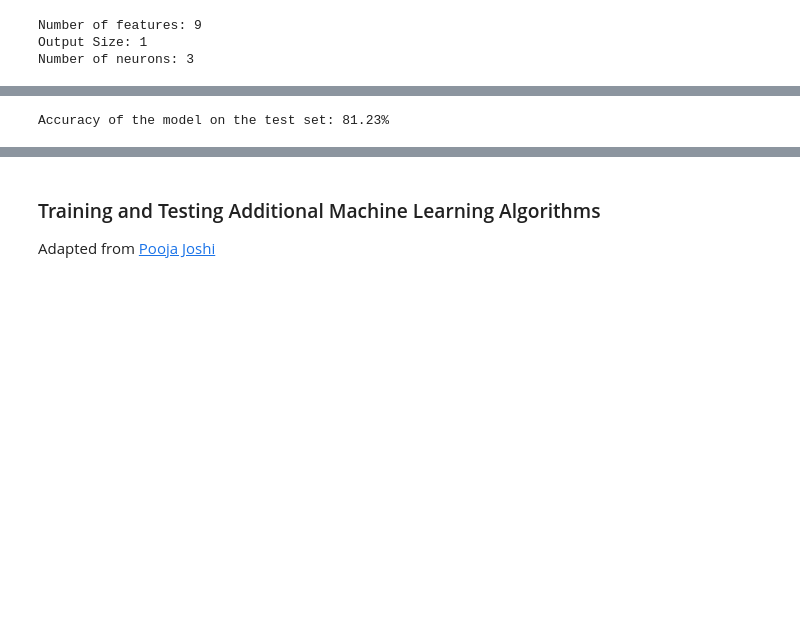
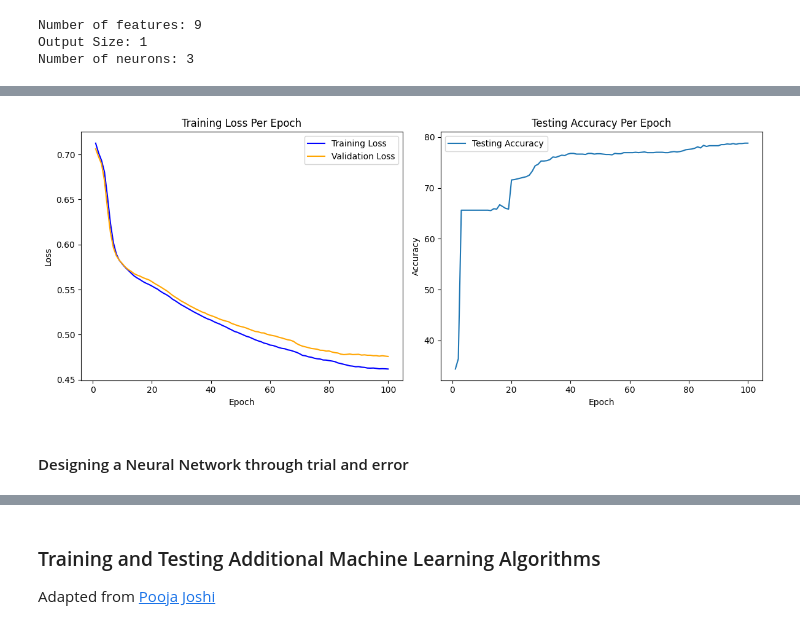
Before and after one commit to DaVelRJ/FunWithData, a Jupyter notebook: MachineLearningAlgorithms/MachineLearningAlgorithms.ipynb, the cells around one changed output, grey strips where cells are left out. Saved outputs shown, nothing was run; the diff lists cells and outputs as text; code cells hidden in the pictures; blank space fills up the shorter version.

```diff
--- a/MachineLearningAlgorithms/MachineLearningAlgorithms.ipynb
+++ b/MachineLearningAlgorithms/MachineLearningAlgorithms.ipynb
@@ -585,48 +562,27 @@ model = TE_NeuralNetwork(input_size, hidden_size1, hidden_size2, hidden_size3, o
-# %%
-# Data Loaders
-batch_size = 64  # Define your batch size
-train_loader = DataLoader(dataset=train_dataset, batch_size=batch_size, shuffle=True)
-test_loader = DataLoader(dataset=test_dataset, batch_size=batch_size, shuffle=False)
-
-# Initialize the model, loss function, and optimizer
-model = BasicNeuralNetwork(input_size, hidden_size1, hidden_size2, output_size)
-criterion = nn.BCEWithLogitsLoss()
-#For binary classification, use nn.BCEWithLogitsLoss and for multi-class, use nn.CrossEntropyLoss.
-
-optimizer = optim.Adam(model.parameters(), lr=0.001)
-
-# Training Loop
-num_iterations = 128  # Define the number of epochs
-for epoch in range(num_iterations):
-    model.train()
-    for inputs, targets in train_loader:
-        # Zero the parameter gradients
-        optimizer.zero_grad()
-
-        # Forward pass
-        outputs = model(inputs)
-        outputs = outputs.squeeze()
-
-        # Compute the loss
-        loss = criterion(outputs, targets)
-
-        # Backward pass and optimize
-        loss.backward()
-        optimizer.step()
-
-# Testing Loop Adjustment for Binary Classification
-model.eval()
-with torch.no_grad():
-    correct = 0
-    total = 0
-    for inputs, targets in test_loader:
-        outputs = model(inputs)
-        outputs = outputs.squeeze()
-        # Threshold the outputs to get binary predictions
-        predicted = outputs > 0  # or use a different threshold like 0.5
-        total += targets.size(0)
-        correct += (predicted == targets).sum().item()
-
-    print(f'Accuracy of the model on the test set: {100 * correct / total:.2f}%')
-# %% [output]
-Accuracy of the model on the test set: 81.23%
+# %%
+# Plotting Loss and Accuracy
+plt.figure(figsize=(12, 5))
+
+# Plotting training loss
+plt.subplot(1, 2, 1)
+plt.plot(range(1, num_iterations + 1), epoch_losses, label='Training Loss', color="blue")
+plt.plot(range(1, num_iterations + 1), val_epoch_losses, label="Validation Loss", color="orange")
+plt.xlabel('Epoch')
+plt.ylabel('Loss')
+plt.title('Training Loss Per Epoch')
+plt.legend()
+
+# Plotting accuracy
+plt.subplot(1, 2, 2)
+plt.plot(range(1, num_iterations + 1), val_epoch_accuracies, label='Testing Accuracy')
+plt.xlabel('Epoch')
+plt.ylabel('Accuracy')
+plt.title('Testing Accuracy Per Epoch')
+plt.legend()
+
+plt.tight_layout()
+plt.show()
+# %% [output]
+[figure, added]
+# %% [markdown]
+#### Designing a Neural Network through trial and error
```
Also changed, not shown: parts of 62 cells of this notebook.
